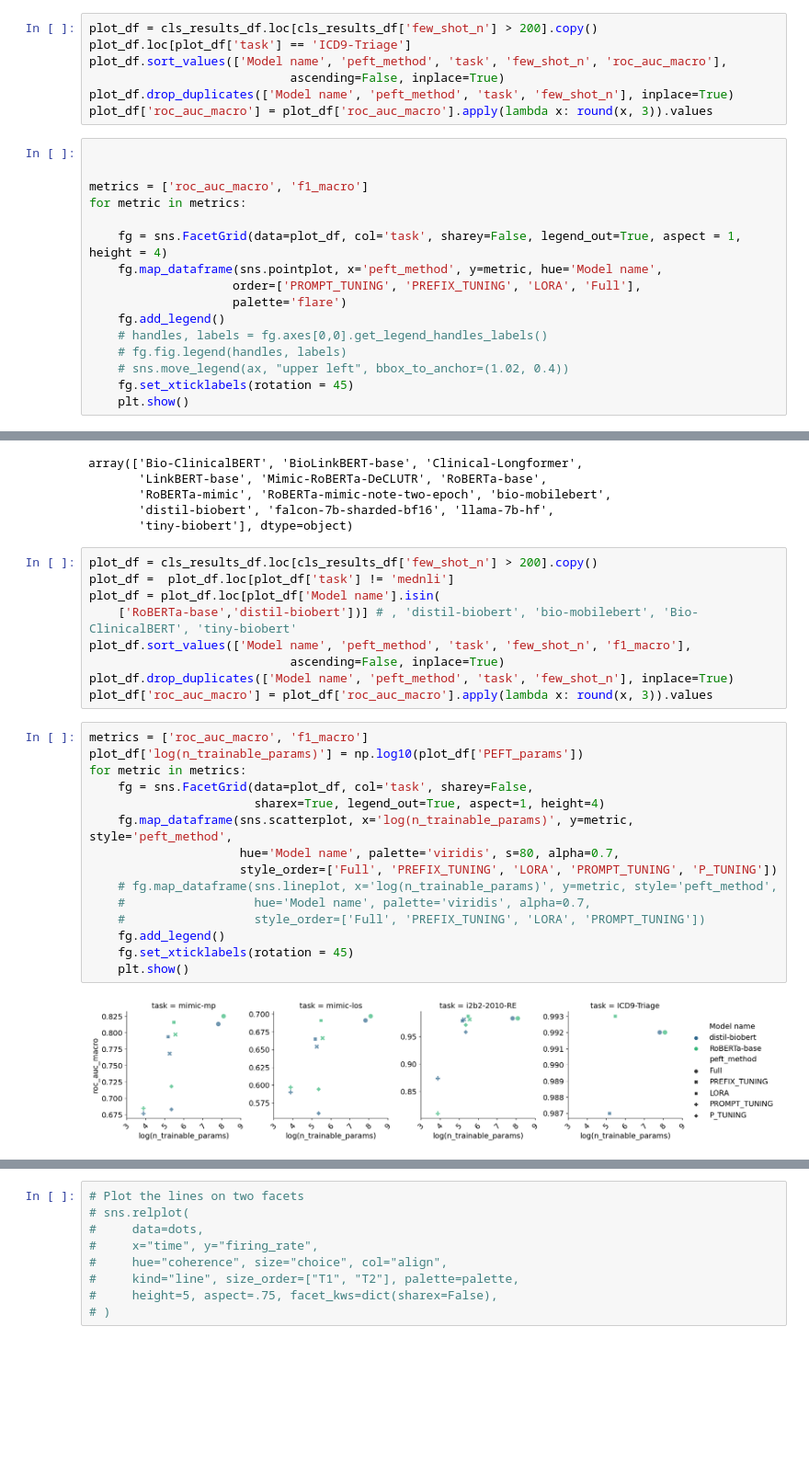
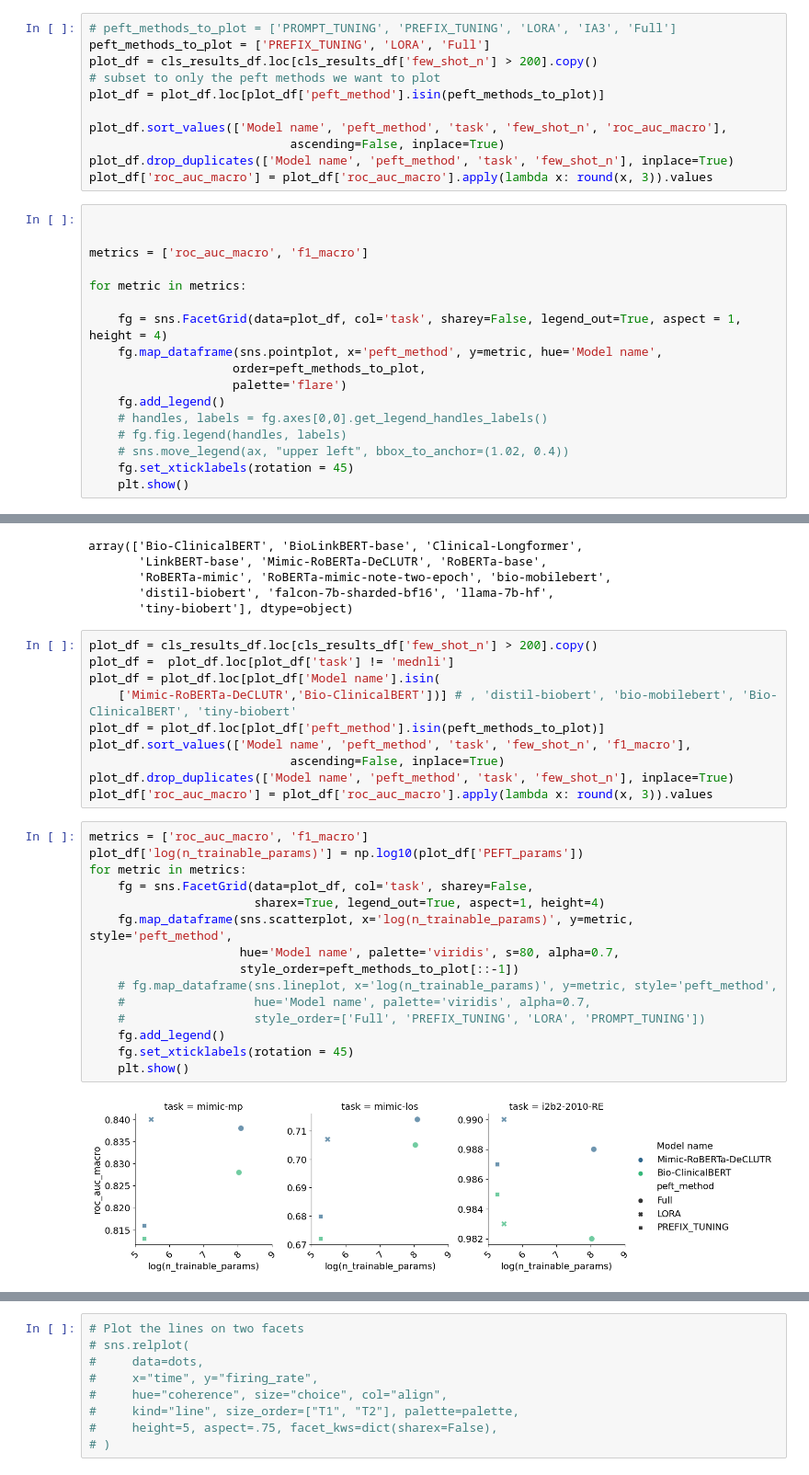
Before and after one commit to nlpie-research/efficient-ml, a Jupyter notebook: notebooks/load_tb_files.ipynb, the cells around one changed output, grey strips where cells are left out. Shown at 92% size. Saved outputs shown, nothing was run; the diff lists cells and outputs as text; blank space fills up the shorter version.

```diff
--- a/notebooks/load_tb_files.ipynb
+++ b/notebooks/load_tb_files.ipynb
@@ -636,8 +656,12 @@ ner_pending_tasks.to_csv('../training_bash_scripts/pending_tasks_TOKEN_CLS.csv',
 # %% [markdown]
 ### Peft method plot - Sequence Classification
 # %%
+# peft_methods_to_plot = ['PROMPT_TUNING', 'PREFIX_TUNING', 'LORA', 'IA3', 'Full']
+peft_methods_to_plot = ['PREFIX_TUNING', 'LORA', 'Full']
 plot_df = cls_results_df.loc[cls_results_df['few_shot_n'] > 200].copy()
-plot_df.loc[plot_df['task'] == 'ICD9-Triage']
+# subset to only the peft methods we want to plot
+plot_df = plot_df.loc[plot_df['peft_method'].isin(peft_methods_to_plot)]
+
 plot_df.sort_values(['Model name', 'peft_method', 'task', 'few_shot_n', 'roc_auc_macro'],
                             ascending=False, inplace=True)
 plot_df.drop_duplicates(['Model name', 'peft_method', 'task', 'few_shot_n'], inplace=True)
@@ -646,11 +670,12 @@ plot_df['roc_auc_macro'] = plot_df['roc_auc_macro'].apply(lambda x: round(x, 3))
 
 
 metrics = ['roc_auc_macro', 'f1_macro']
+
 for metric in metrics:
 
     fg = sns.FacetGrid(data=plot_df, col='task', sharey=False, legend_out=True, aspect = 1, height = 4)
     fg.map_dataframe(sns.pointplot, x='peft_method', y=metric, hue='Model name',
-                    order=['PROMPT_TUNING', 'PREFIX_TUNING', 'LORA', 'Full'],
+                    order=peft_methods_to_plot,
                     palette='flare')
     fg.add_legend()
     # handles, labels = fg.axes[0,0].get_legend_handles_labels()
@@ -692,7 +717,8 @@ array(['Bio-ClinicalBERT', 'BioLinkBERT-base', 'Clinical-Longformer',
 plot_df = cls_results_df.loc[cls_results_df['few_shot_n'] > 200].copy()
 plot_df =  plot_df.loc[plot_df['task'] != 'mednli']
 plot_df = plot_df.loc[plot_df['Model name'].isin(
-    ['RoBERTa-base','distil-biobert'])] # , 'distil-biobert', 'bio-mobilebert', 'Bio-ClinicalBERT', 'tiny-biobert'
+    ['Mimic-RoBERTa-DeCLUTR','Bio-ClinicalBERT'])] # , 'distil-biobert', 'bio-mobilebert', 'Bio-ClinicalBERT', 'tiny-biobert'
+plot_df = plot_df.loc[plot_df['peft_method'].isin(peft_methods_to_plot)]
 plot_df.sort_values(['Model name', 'peft_method', 'task', 'few_shot_n', 'f1_macro'],
                             ascending=False, inplace=True)
 plot_df.drop_duplicates(['Model name', 'peft_method', 'task', 'few_shot_n'], inplace=True)
@@ -700,17 +726,17 @@ plot_df['roc_auc_macro'] = plot_df['roc_auc_macro'].apply(lambda x: round(x, 3))
 # %%
 metrics = ['roc_auc_macro', 'f1_macro']
 plot_df['log(n_trainable_params)'] = np.log10(plot_df['PEFT_params'])
 for metric in metrics:
     fg = sns.FacetGrid(data=plot_df, col='task', sharey=False,
                        sharex=True, legend_out=True, aspect=1, height=4)
     fg.map_dataframe(sns.scatterplot, x='log(n_trainable_params)', y=metric, style='peft_method',
                      hue='Model name', palette='viridis', s=80, alpha=0.7,
-                     style_order=['Full', 'PREFIX_TUNING', 'LORA', 'PROMPT_TUNING', 'P_TUNING'])
+                     style_order=peft_methods_to_plot[::-1])
     # fg.map_dataframe(sns.lineplot, x='log(n_trainable_params)', y=metric, style='peft_method',
     #                  hue='Model name', palette='viridis', alpha=0.7,
     #                  style_order=['Full', 'PREFIX_TUNING', 'LORA', 'PROMPT_TUNING'])
     fg.add_legend()
     fg.set_xticklabels(rotation = 45)
     plt.show()
 # %% [output]
-[figure, old version]
+[figure, new version]
```
Also changed, not shown: parts of 10 cells of this notebook, 3 other files.
